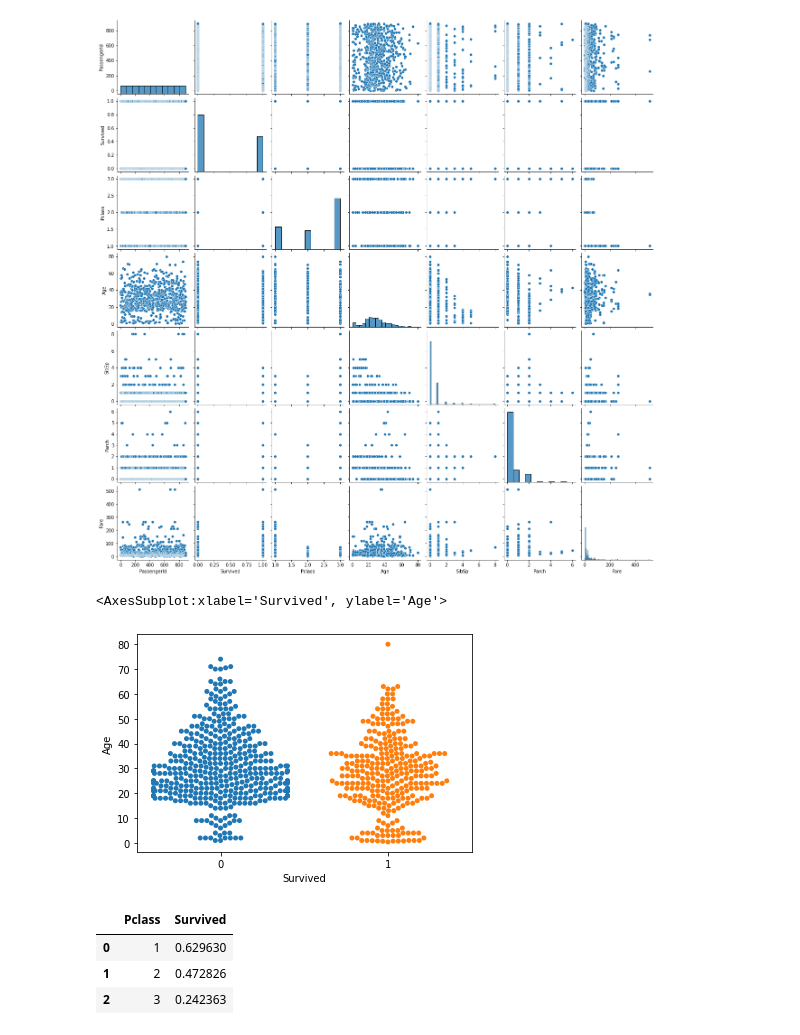
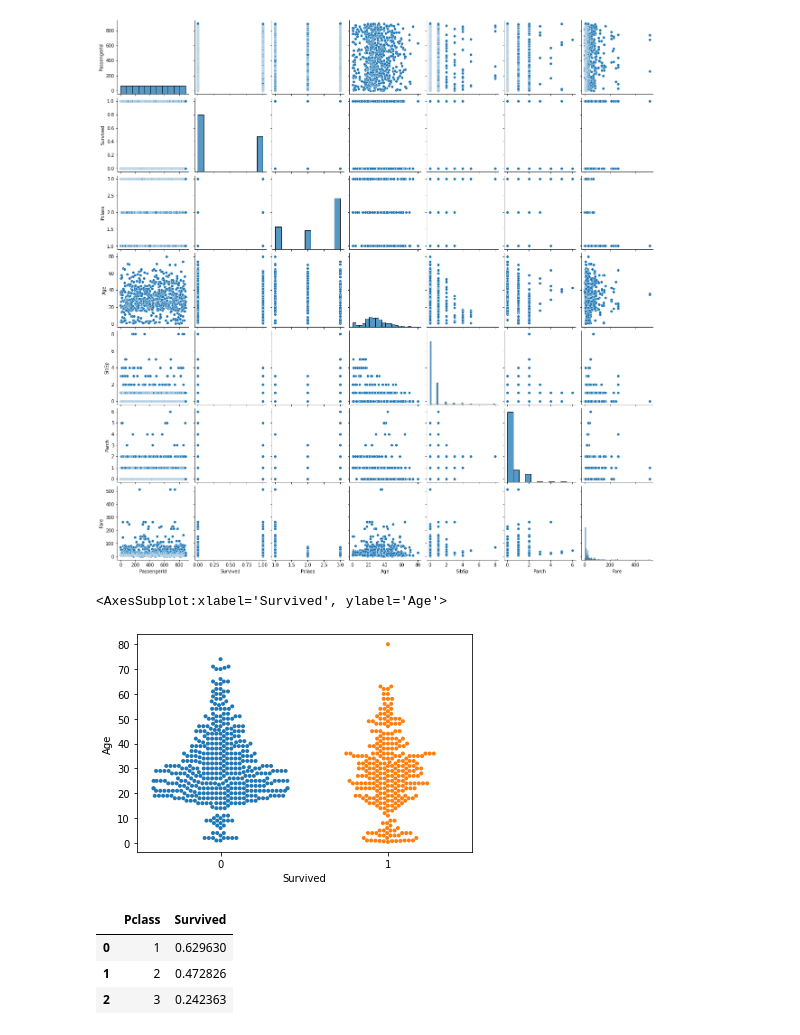
Before and after one commit to JAlblas/kaggle-titanic, a Jupyter notebook: titanic-2022.ipynb, the cells around one changed output. Cells and saved outputs as stored; diff of their text form; code cells hidden in the pictures.

```diff
--- a/titanic-2022.ipynb
+++ b/titanic-2022.ipynb
@@ -49,2 +41,2 @@ memory usage: 83.7+ KB
 # %%
-df.set_index('PassengerId')
+#df = df.set_index('PassengerId')
@@ -162,10 +143,10 @@ sns.pairplot(df)
 <seaborn.axisgrid.PairGrid at 0x...>
 [figure]
 # %%
-sns.swarmplot('Survived', 'Age', data=df)
+sns.swarmplot(x='Survived', y='Age', data=df, size=4)
 # %% [output]
 <AxesSubplot:xlabel='Survived', ylabel='Age'>
-[figure, old version]
+[figure, new version]
 # %%
 df[['Pclass', 'Survived']].groupby(['Pclass'], as_index=False).mean().sort_values(by='Survived', ascending=False)
 # %% [output]
```
Also changed, not shown: parts of 47 cells of this notebook.
